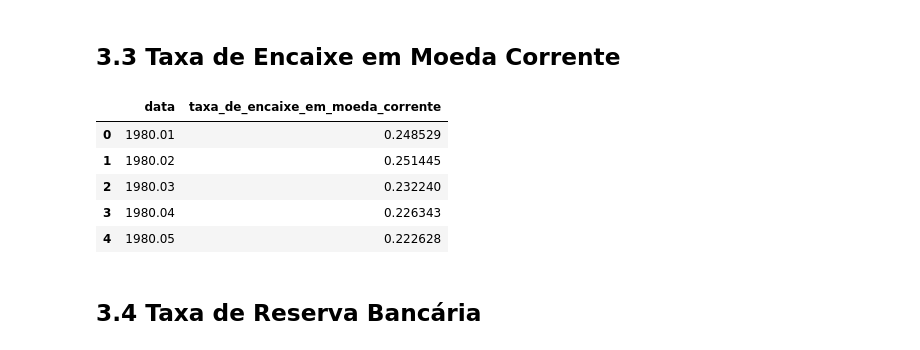
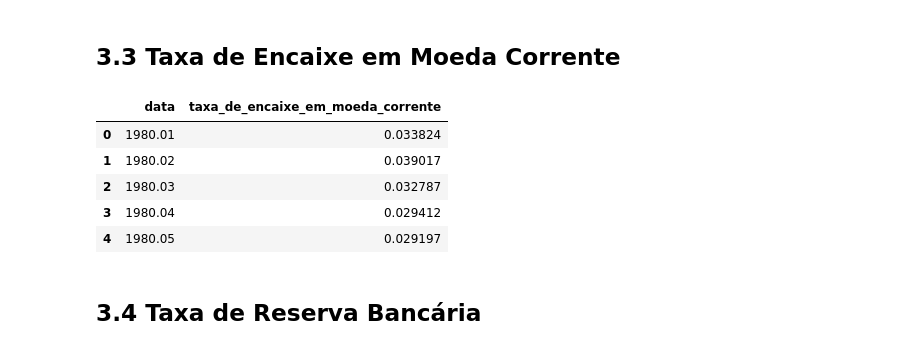
Before and after one commit to dread2404/economia_monetaria, a Jupyter notebook: q2.ipynb, the cells around one changed output. Saved outputs shown, nothing was run; the diff lists cells and outputs as text; code cells hidden in the pictures.

```diff
--- a/q2.ipynb
+++ b/q2.ipynb
@@ -282,17 +282,18 @@ pref_deposito.head()
 # %%
 # taxa de encaixe em moeda corrente = moeda emitida / deposito a vista
 
 taxa_encaixe = moeda_emitida.merge(deposito_a_vista, on='data', how='inner')
-taxa_encaixe['taxa_de_encaixe_em_moeda_corrente'] = taxa_encaixe['moeda_emitida'] / taxa_encaixe['deposito_a_vista']
+taxa_encaixe = taxa_encaixe.merge(moeda_em_poder_publico, on='data', how='inner')
+taxa_encaixe['taxa_de_encaixe_em_moeda_corrente'] = (taxa_encaixe['moeda_emitida']-taxa_encaixe['moeda_em_poder_publico']) / taxa_encaixe['deposito_a_vista']
 taxa_encaixe = taxa_encaixe[["data", "taxa_de_encaixe_em_moeda_corrente"]]
 taxa_encaixe.head()
 # %% [output]
 |  | data | taxa_de_encaixe_em_moeda_corrente |
-| 0 | 1980.01 | 0.248529 |
-| 1 | 1980.02 | 0.251445 |
-| 2 | 1980.03 | 0.232240 |
-| 3 | 1980.04 | 0.226343 |
-| 4 | 1980.05 | 0.222628 |
+| 0 | 1980.01 | 0.033824 |
+| 1 | 1980.02 | 0.039017 |
+| 2 | 1980.03 | 0.032787 |
+| 3 | 1980.04 | 0.029412 |
+| 4 | 1980.05 | 0.029197 |
 # %% [markdown]
 ## 3.4 Taxa de Reserva Bancária
 # %%
```
Also changed, not shown: parts of 5 cells of this notebook.
